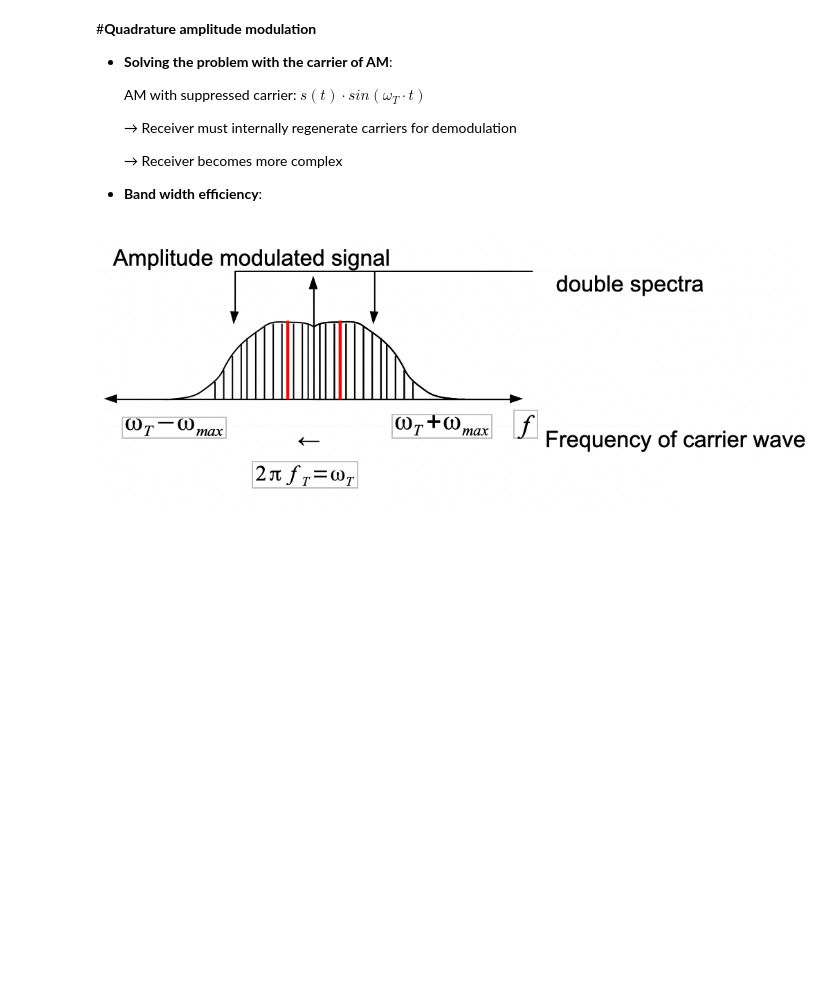
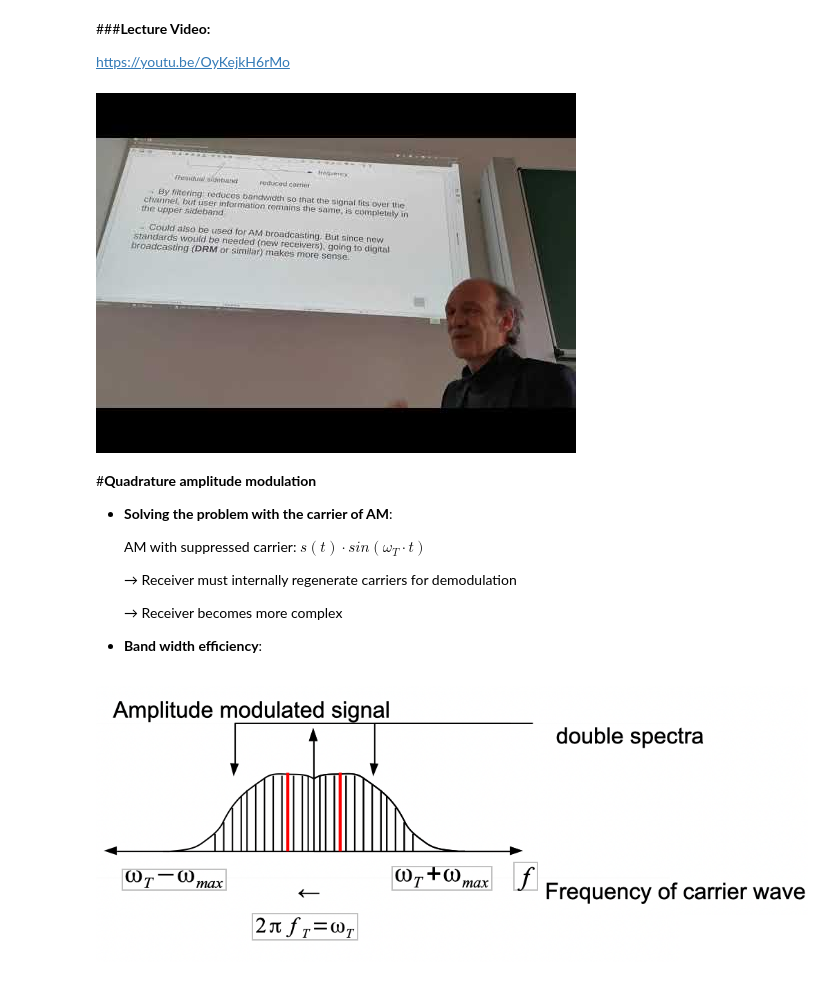
Before and after one commit to TUIlmenauAMS/GVT_Lecture_Colab, a Jupyter notebook: GVT_V9.ipynb, the cells around one changed output. Saved outputs shown, nothing was run; the diff lists cells and outputs as text; code cells hidden in the pictures; blank space fills up the shorter version.

Commit message:
Lecture Video added

```diff
--- a/GVT_V9.ipynb
+++ b/GVT_V9.ipynb
@@ -3,3 +9,12 @@
+# %% [markdown]
+###**Lecture Video:**
+
+https://youtu.be/OyKejkH6rMo
+# %%
+from IPython.display import YouTubeVideo
+YouTubeVideo('OyKejkH6rMo')
+# %% [output]
+[figure, added]
 # %% [markdown]
 #**Quadrature amplitude modulation**
 - **Solving the problem with the carrier of AM**:
```
Also changed, not shown: parts of 2 cells of this notebook.
